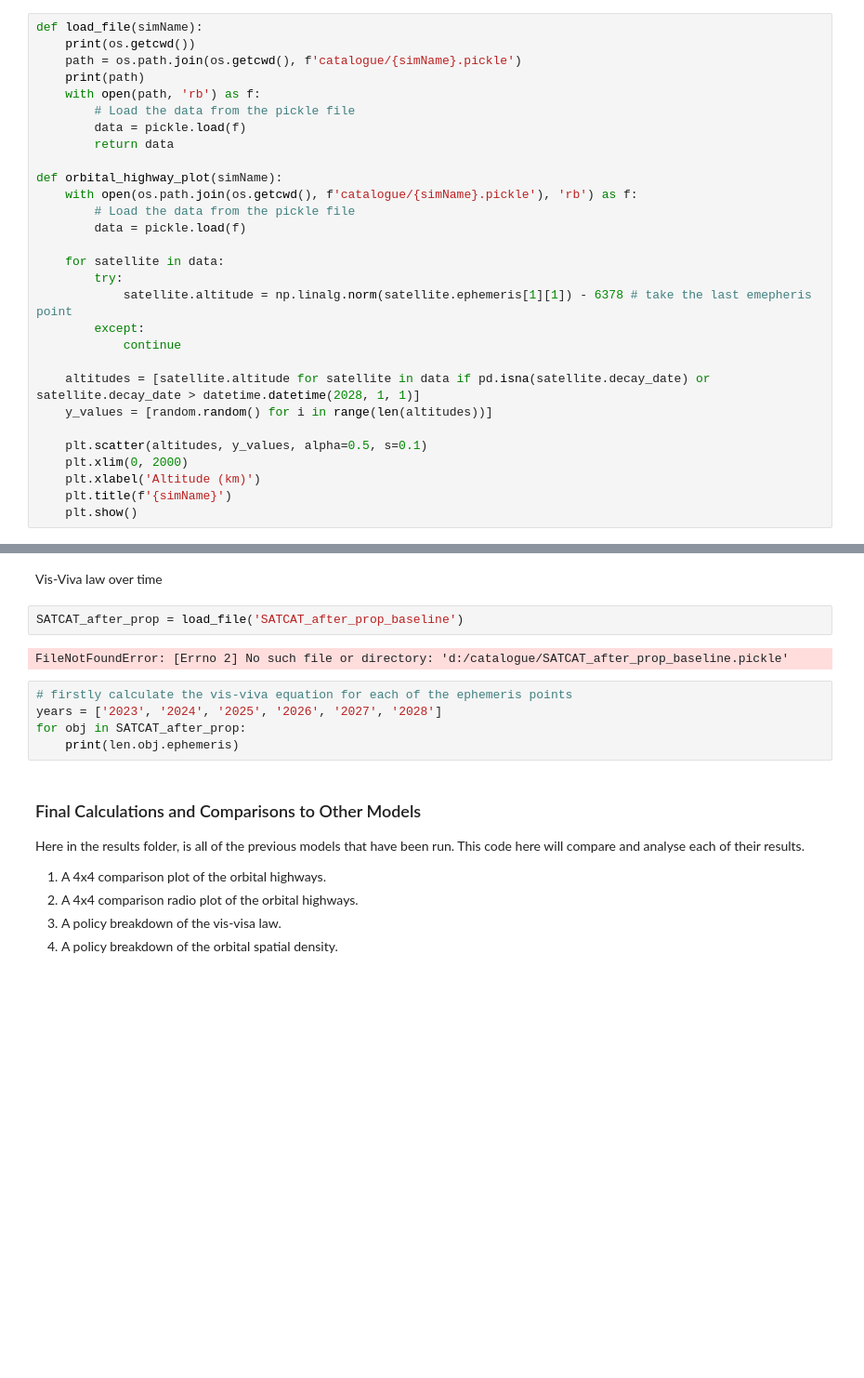
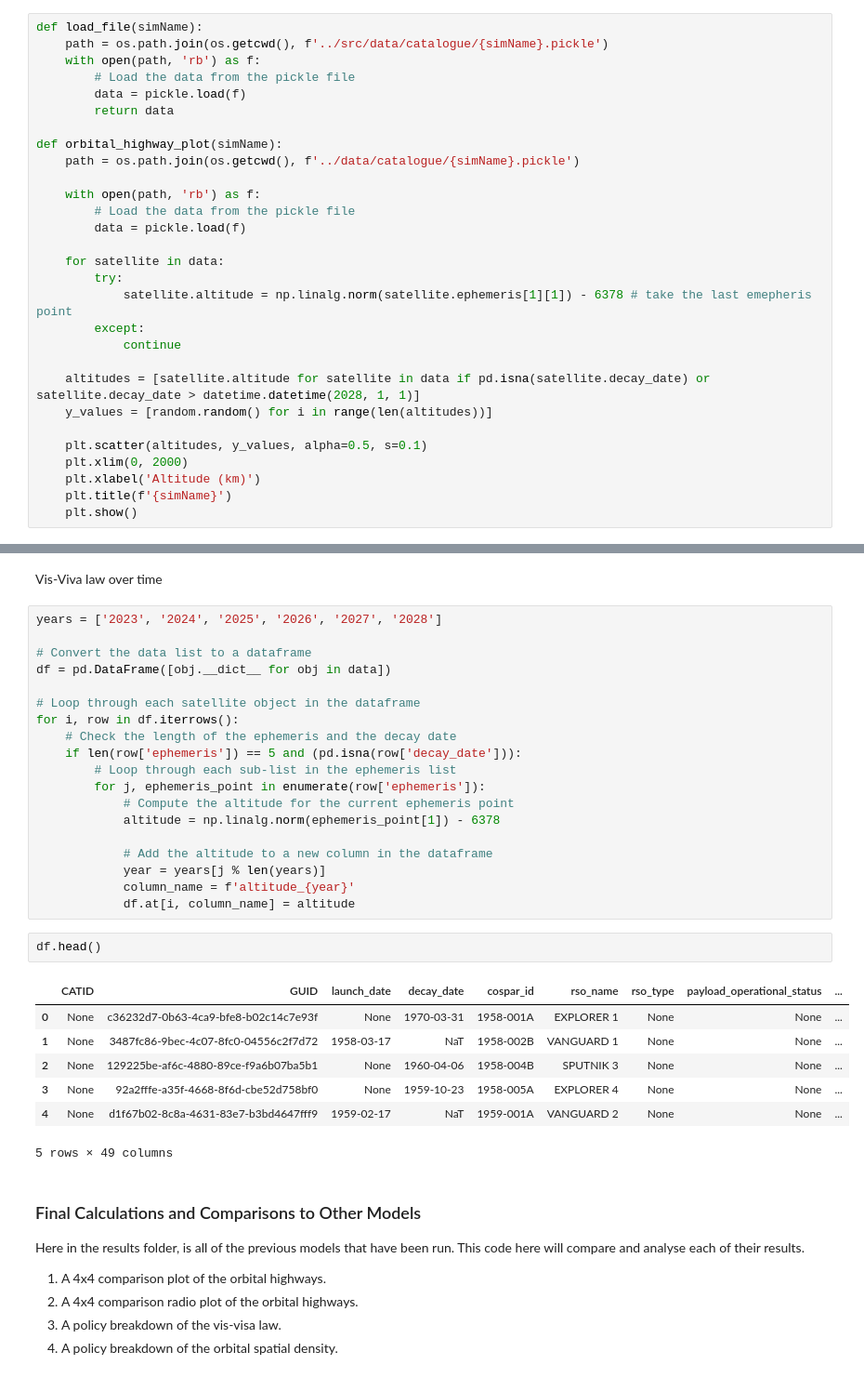
Before and after one commit to ucl-sgnl/FSPSimulator, a Jupyter notebook: src/Visualisation.ipynb, the cells around one changed output, grey strips where cells are left out. Shown at 93% size. Drawn from its saved outputs; the diff is of its cells as text; blank space fills up the shorter version.

Commit message:
adding visulisation code to check the altitude after each year of the simulation

```diff
--- a/src/utils/Visualisation.ipynb
+++ b/src/Visualisation.ipynb
@@ -11,15 +13,15 @@ import pandas as pd
 # %%
 def load_file(simName):
-    print(os.getcwd())
-    path = os.path.join(os.getcwd(), f'catalogue/{simName}.pickle')
-    print(path)
+    path = os.path.join(os.getcwd(), f'../src/data/catalogue/{simName}.pickle')
     with open(path, 'rb') as f:
         # Load the data from the pickle file
         data = pickle.load(f)
         return data
 
 def orbital_highway_plot(simName):
-    with open(os.path.join(os.getcwd(), f'catalogue/{simName}.pickle'), 'rb') as f:
+    path = os.path.join(os.getcwd(), f'../data/catalogue/{simName}.pickle')
+
+    with open(path, 'rb') as f:
         # Load the data from the pickle file
         data = pickle.load(f)
 
@@ -273,15 +274,35 @@ for obj in SATCAT_after_prop:
     v = math.sqrt(398600.4418 * obj.mass / (obj.altitude + 6378))
 # %% [markdown]
 Vis-Viva law over time
-# %%
-SATCAT_after_prop = load_file('SATCAT_after_prop_baseline')
-# %% [output]
-FileNotFoundError: [Errno 2] No such file or directory: 'd:/catalogue/SATCAT_after_prop_baseline.pickle'
-# %%
-# firstly calculate the vis-viva equation for each of the ephemeris points
-years = ['2023', '2024', '2025', '2026', '2027', '2028']
-for obj in SATCAT_after_prop:
-    print(len.obj.ephemeris)
+# %%
+years = ['2023', '2024', '2025', '2026', '2027', '2028']
+
+# Convert the data list to a dataframe
+df = pd.DataFrame([obj.__dict__ for obj in data])
+
+# Loop through each satellite object in the dataframe
+for i, row in df.iterrows():
+    # Check the length of the ephemeris and the decay date
+    if len(row['ephemeris']) == 5 and (pd.isna(row['decay_date'])):
+        # Loop through each sub-list in the ephemeris list
+        for j, ephemeris_point in enumerate(row['ephemeris']):
+            # Compute the altitude for the current ephemeris point
+            altitude = np.linalg.norm(ephemeris_point[1]) - 6378
+
+            # Add the altitude to a new column in the dataframe
+            year = years[j % len(years)]
+            column_name = f'altitude_{year}'
+            df.at[i, column_name] = altitude
+# %%
+df.head()
+# %% [output]
+|  | CATID | GUID | launch_date | decay_date | cospar_id | rso_name | rso_type | payload_operational_status | ... |
+| 0 | None | c36232d7-0b63-4ca9-bfe8-b02c14c7e93f | None | 1970-03-31 | 1958-001A | EXPLORER 1 | None | None | ... |
+| 1 | None | 3487fc86-9bec-4c07-8fc0-04556c2f7d72 | 1958-03-17 | NaT | 1958-002B | VANGUARD 1 | None | None | ... |
+| 2 | None | 129225be-af6c-4880-89ce-f9a6b07ba5b1 | None | 1960-04-06 | 1958-004B | SPUTNIK 3 | None | None | ... |
+| 3 | None | 92a2fffe-a35f-4668-8f6d-cbe52d758bf0 | None | 1959-10-23 | 1958-005A | EXPLORER 4 | None | None | ... |
+| 4 | None | d1f67b02-8c8a-4631-83e7-b3bd4647fff9 | 1959-02-17 | NaT | 1959-001A | VANGUARD 2 | None | None | ... |
+5 rows × 49 columns
 # %% [markdown]
 ### Final Calculations and Comparisons to Other Models
 Here in the results folder, is all of the previous models that have been run. This code here will compare and analyse each of their results.
```
Also changed, not shown: parts of 2 cells of this notebook, 3 other files.
